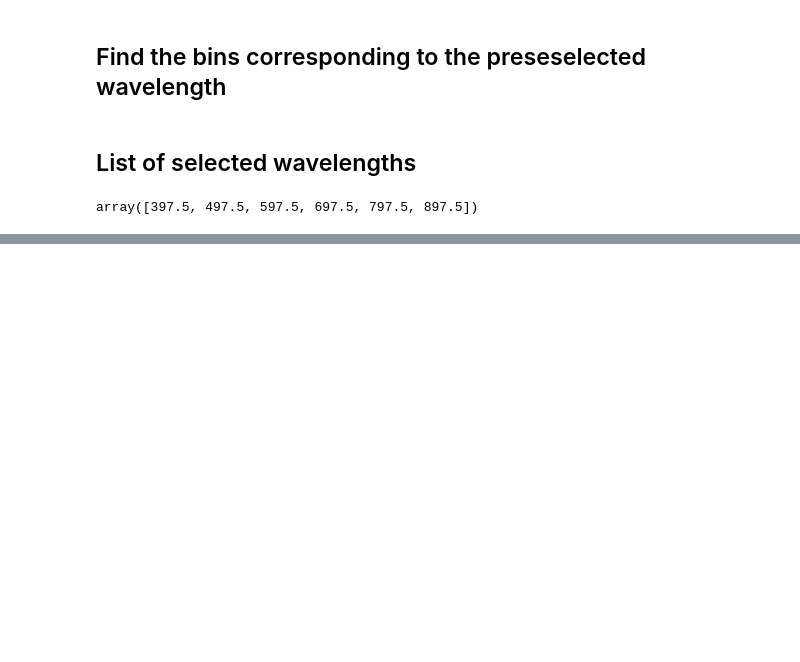
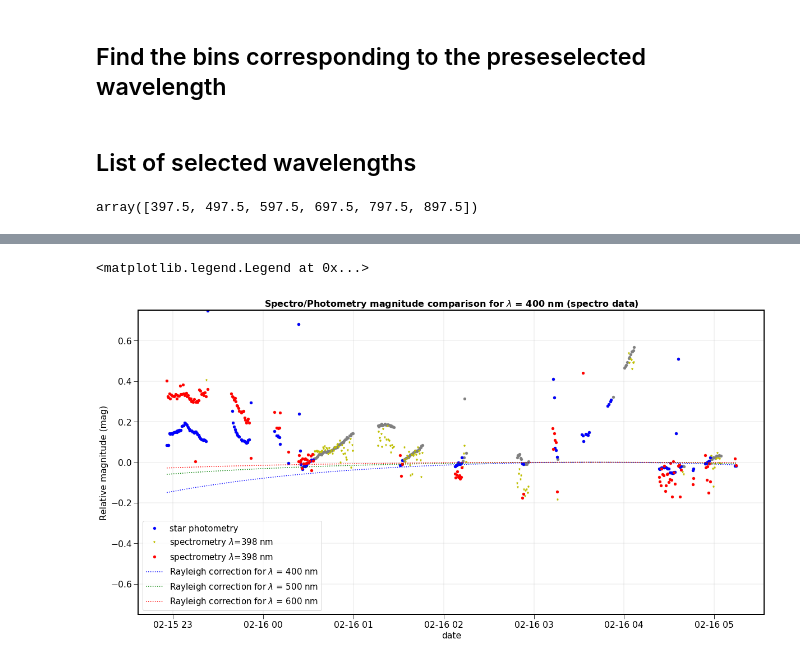
Before and after one commit to sylvielsstfr/SpectractorAnaAtm19, a Jupyter notebook: ana_20190215_HD116405_Filtre_None/MergeSpectroPhotometry_v2.ipynb, the cells around one changed output, grey strips where cells are left out. Saved outputs shown, nothing was run; the diff lists cells and outputs as text; code cells hidden in the pictures; blank space fills up the shorter version.

```diff
--- a/ana_20190215_HD116405_Filtre_None/MergeSpectroPhotometry_v2.ipynb
+++ b/ana_20190215_HD116405_Filtre_None/MergeSpectroPhotometry_v2.ipynb
@@ -301,0 +427,34 @@ array([397.5, 497.5, 597.5, 697.5, 797.5, 897.5])
+# %%
+plt.figure(figsize=(20,10))
+
+Deltamag1=t1["starmag"]-t1["starmag"][idx_ref1]
+Deltamag1_circ= Deltamag1[circles_indexes]
+
+plt.plot(all_datetime1,Deltamag1,'o',color="grey")
+plt.plot(all_datetime1[cirles_indexes],Deltamag1_circ,'o',color="blue",label="star photometry")
+
+Deltamag2= MMag_mean_ALL[all_idxwl[0],map_photo_to_spectro_idx]- MMag_mean_ALL[all_idxwl[0],idx_ref2]
+Deltamag2_circ= MMag_mean_ALL[all_idxwl[0],map_photo_to_spectro_idx[circles_indexes]]- MMag_mean_ALL[all_idxwl[0],idx_ref2]
+
+
+plt.plot(all_datetime1,Deltamag2,'*',color="y",label="spectrometry $\lambda$={:3.0f} nm".format(Lambdas_ref[all_idxwl[0]]))
+plt.plot(all_datetime1[cirles_indexes],Deltamag2_circ,'o',color="red",label="spectrometry $\lambda$={:3.0f} nm".format(Lambdas_ref[all_idxwl[0]]))
+
+plt.ylim(-0.75,0.75)
+plt.grid()
+plt.legend()
+mcolors=["b","g","r"]
+ii=0
+for wl in [400.,500.,600.]:
+    od_adiab = RayOptDepth_adiabatic(wl,altitude=2890.5, costh=1./t1["airmass"]) - RayOptDepth_adiabatic(wl,altitude=2890.5, costh=1.) # Rayleigh optical depth
+    label="Rayleigh correction for $\lambda$ = {:3.0f} nm".format(wl)
+    plt.plot(all_datetime1,-2.5/np.log(10.)*od_adiab,':',color=mcolors[ii],label=label)
+    ii+=1
+
+plt.title("Spectro/Photometry magnitude comparison for $\lambda$ = 400 nm (spectro data)")
+plt.xlabel("date")
+plt.ylabel("Relative magnitude (mag)")
+plt.legend(fontsize=15)
+# %% [output]
+<matplotlib.legend.Legend at 0x...>
+[figure, added]
```
Also changed, not shown: parts of 9 cells of this notebook, 1 other file.
